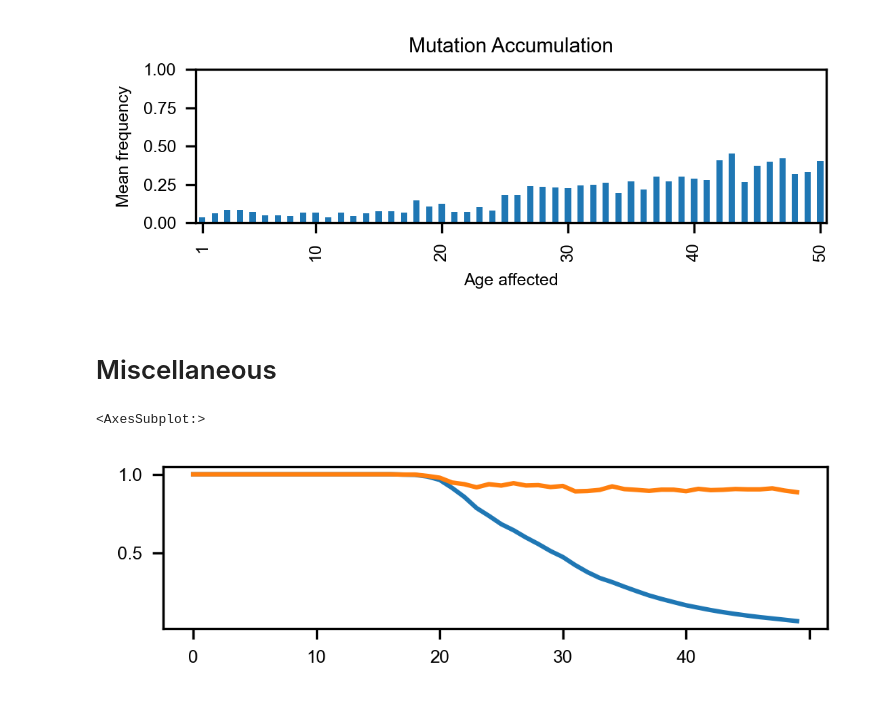
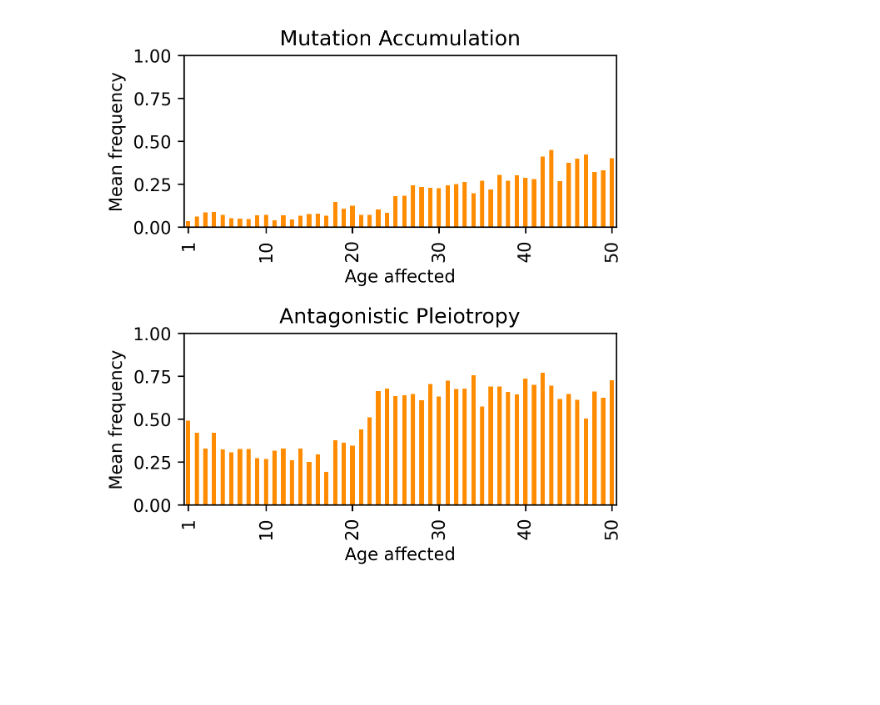
Before and after one commit to valenzano-lab/NeMAAP-paper, a Jupyter notebook: 5_plot_extended.ipynb, the cells around one changed output. Saved outputs shown, nothing was run; the diff lists cells and outputs as text; code cells hidden in the pictures; blank space fills up the shorter version.

```diff
--- a/5_plot_extended.ipynb
+++ b/5_plot_extended.ipynb
@@ -5,13 +5,11 @@
 # %%
 import yaml
 import matplotlib.pyplot as plt
-
-plt.rcParams["figure.figsize"] = [4, 1]
-plt.rcParams["figure.dpi"] = 300
+import pandas as pd
 # %%
-def get_phenomap_specs(yml):
+def read_yml(yml_path):
     with open(yml_path, "rb") as file_:
-        yml = yaml.safe_load(file_)
+        return yaml.safe_load(file_)
     return pd.DataFrame(yml["PHENOMAP_SPECS"])
 # %%
 def fuse(yml, geno, theory):
@@ -34,31 +32,34 @@ def fuse(yml, geno, theory):
         .reset_index(drop=True)
     )
 # %%
-for theory in ["MA", "AP"]:
+fig, axs = plt.subplots(nrows=2, figsize=(5, 5), dpi=300)
+fig.tight_layout(pad=4)
+
+for theory, ax in zip(["MA", "AP"], axs):
     path_yml = f"assets/supp1-phenomap_{theory}.yml"
     path_geno = f"assets/supp1-genotypes_{theory}.csv"
 
     yml = read_yml(path_yml)
     geno = pd.read_csv(path_geno).iloc[-1]
 
     # mean frequency of variants that decrease survival rate at age of 3_x
-    ax = (
+    (
         fuse(yml, geno, theory)
         .groupby("3_y")
         .mean()
         .g.plot.bar(
             ylim=(0, 1),
+            ax=ax,
             xlabel="Age affected",
             ylabel="Mean frequency",
             legend=False,
+            color="darkorange",
             title="Mutation Accumulation"
             if theory == "MA"
             else "Antagonistic Pleiotropy",
         )
     )
     ax.set(xticks=[0, 9, 19, 29, 39, 49])
-    plt.show()
+fig.savefig("plots/ext1.png")
 # %% [output]
-[figure, old version]
+[figure, new version]
-# %% [markdown]
-# Miscellaneous
@@ -69,9 +65,0 @@ geno = geno_all.iloc[-1]
-# %%
-path_ = path.with_suffix("") / "0/visor/phenotypes.csv"
-pheno = pd.read_csv(path_).iloc[-1]
-
-pheno.iloc[:50].cumprod().plot()
-pheno.iloc[:50].plot()
-# %% [output]
-<AxesSubplot:>
-[figure, removed]
```
Also changed, not shown: parts of 59 cells of this notebook, 2 other files.
